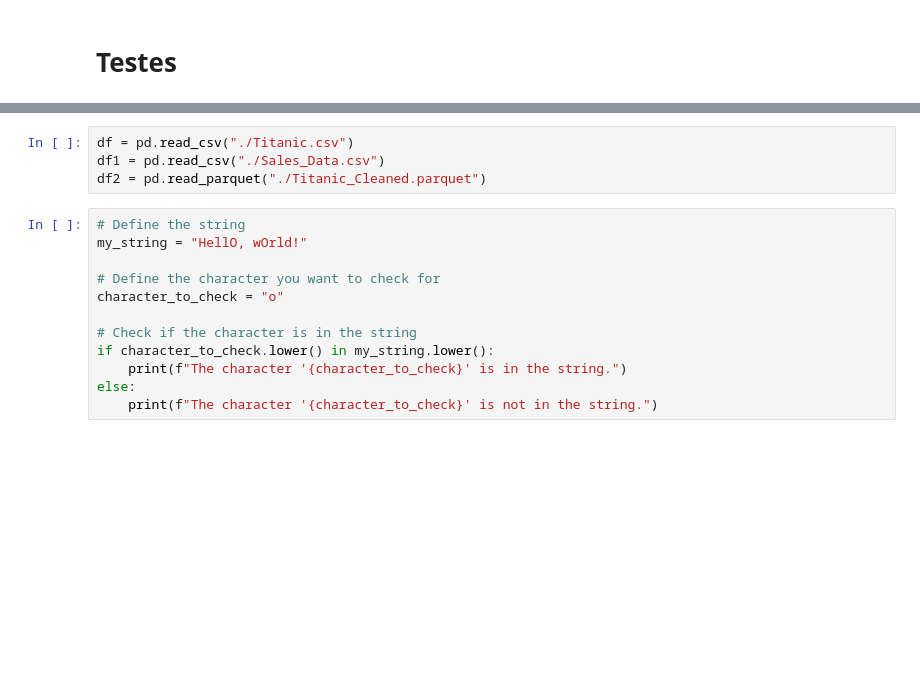
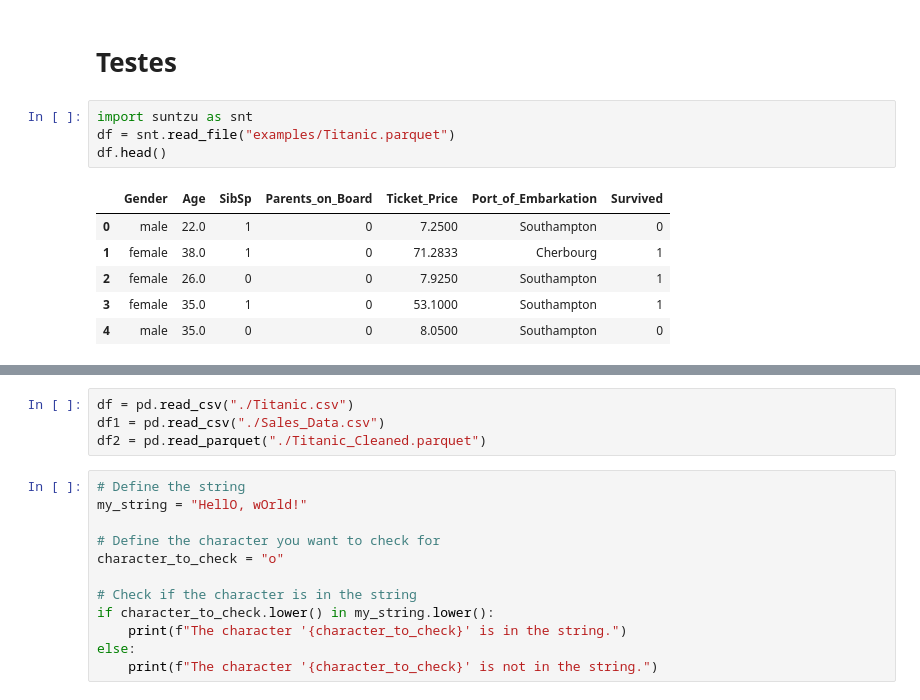
Before and after one commit to Abigor111/SunTzu, a Jupyter notebook: MetadataFunctions.ipynb, the cells around one changed output, grey strips where cells are left out. Cells and saved outputs as stored; diff of their text form; blank space fills up the shorter version.

```diff
--- a/MetadataFunctions.ipynb
+++ b/MetadataFunctions.ipynb
@@ -280,3 +190,14 @@ class Visualization:
             ''')
 # %% [markdown]
 # Testes
+# %%
+import suntzu as snt
+df = snt.read_file("examples/Titanic.parquet")
+df.head()
+# %% [output]
+|  | Gender | Age | SibSp | Parents_on_Board | Ticket_Price | Port_of_Embarkation | Survived |
+| 0 | male | 22.0 | 1 | 0 | 7.2500 | Southampton | 0 |
+| 1 | female | 38.0 | 1 | 0 | 71.2833 | Cherbourg | 1 |
+| 2 | female | 26.0 | 0 | 0 | 7.9250 | Southampton | 1 |
+| 3 | female | 35.0 | 1 | 0 | 53.1000 | Southampton | 1 |
+| 4 | male | 35.0 | 0 | 0 | 8.0500 | Southampton | 0 |
```
Also changed, not shown: parts of 45 cells of this notebook, 11 other files.
